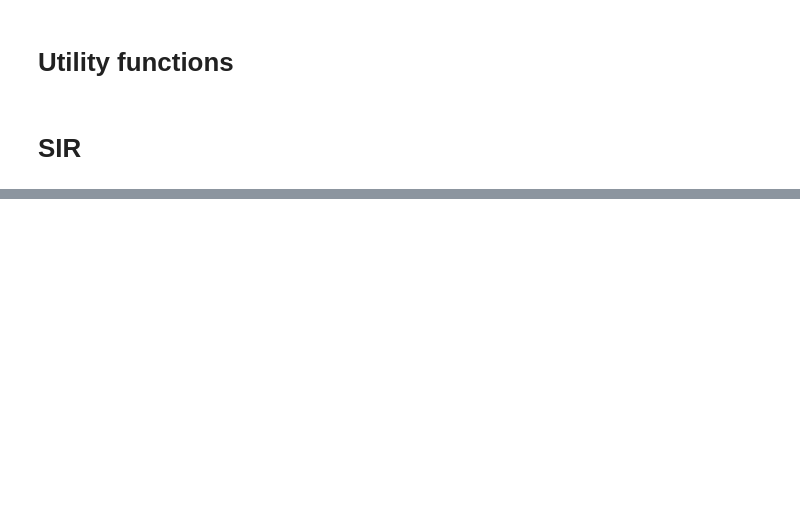
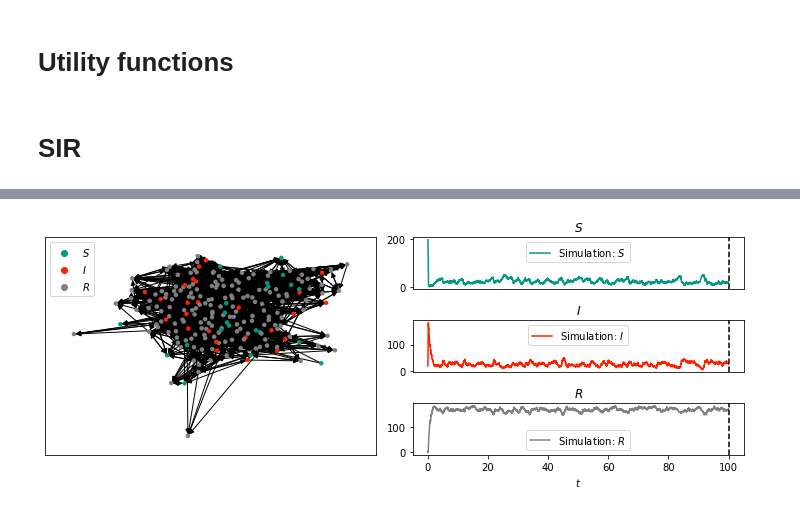
Before and after one commit to danielegerbaldo/Complex-Networks-Analysis-Project, a Jupyter notebook: CNA_Section_6_Epidemics.ipynb, the cells around one changed output, grey strips where cells are left out. Cells and saved outputs as stored; diff of their text form; code cells hidden in the pictures; blank space fills up the shorter version.

```diff
--- a/CNA_Section_6_Epidemics.ipynb
+++ b/CNA_Section_6_Epidemics.ipynb
@@ -193,0 +255,7 @@ ani.save('SIR.mp4', fps=5, extra_args=['-vcodec', 'libx264'])
+# %%
+pos=nx.spring_layout(G, k=0.6, iterations=100)
+sirs_data.set_pos(pos)
+sirs_data.display(100, node_size=12)
+plt.show()
+# %% [output]
+[figure, added]
```
Also changed, not shown: parts of 13 cells of this notebook.
